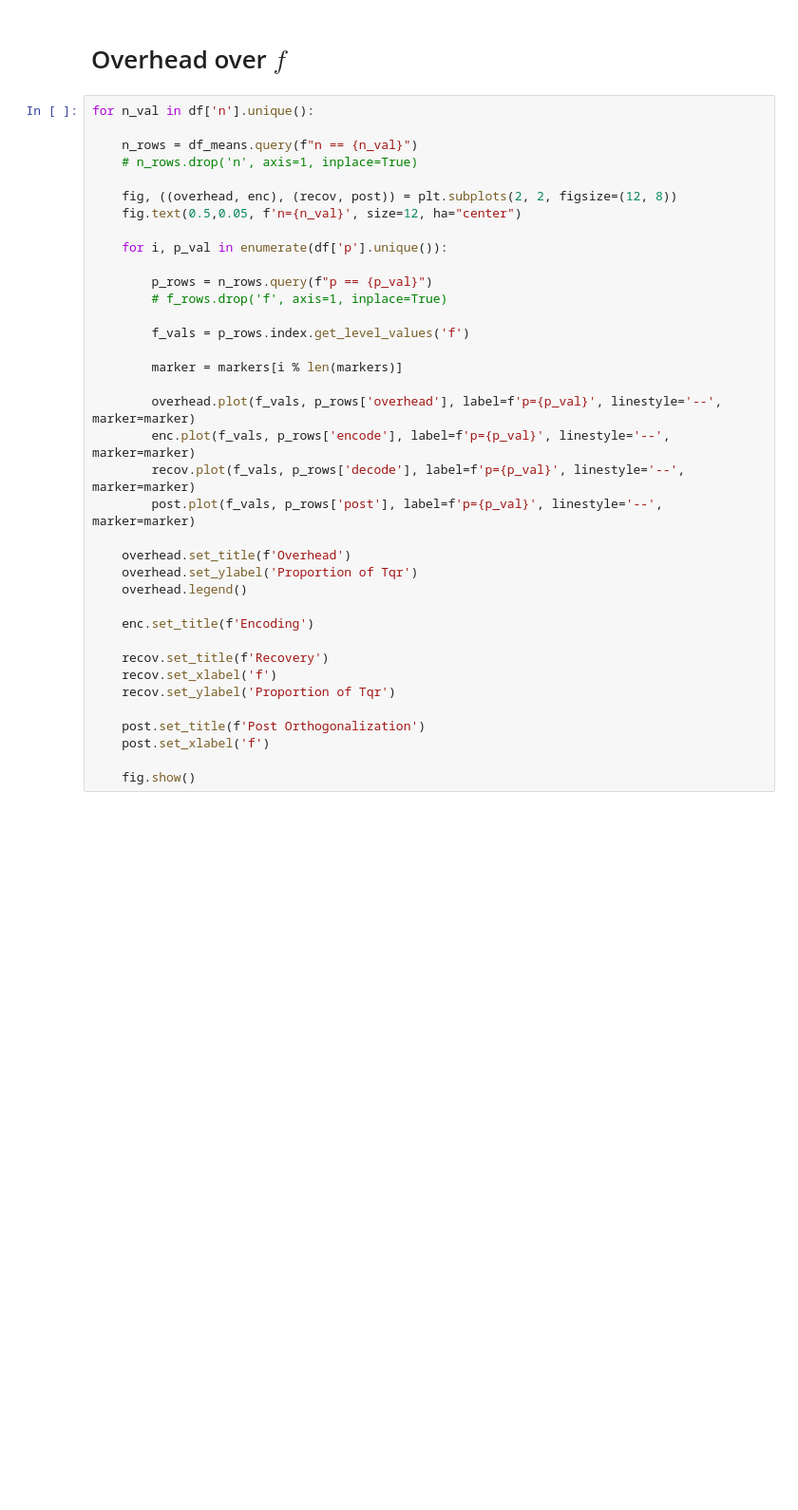
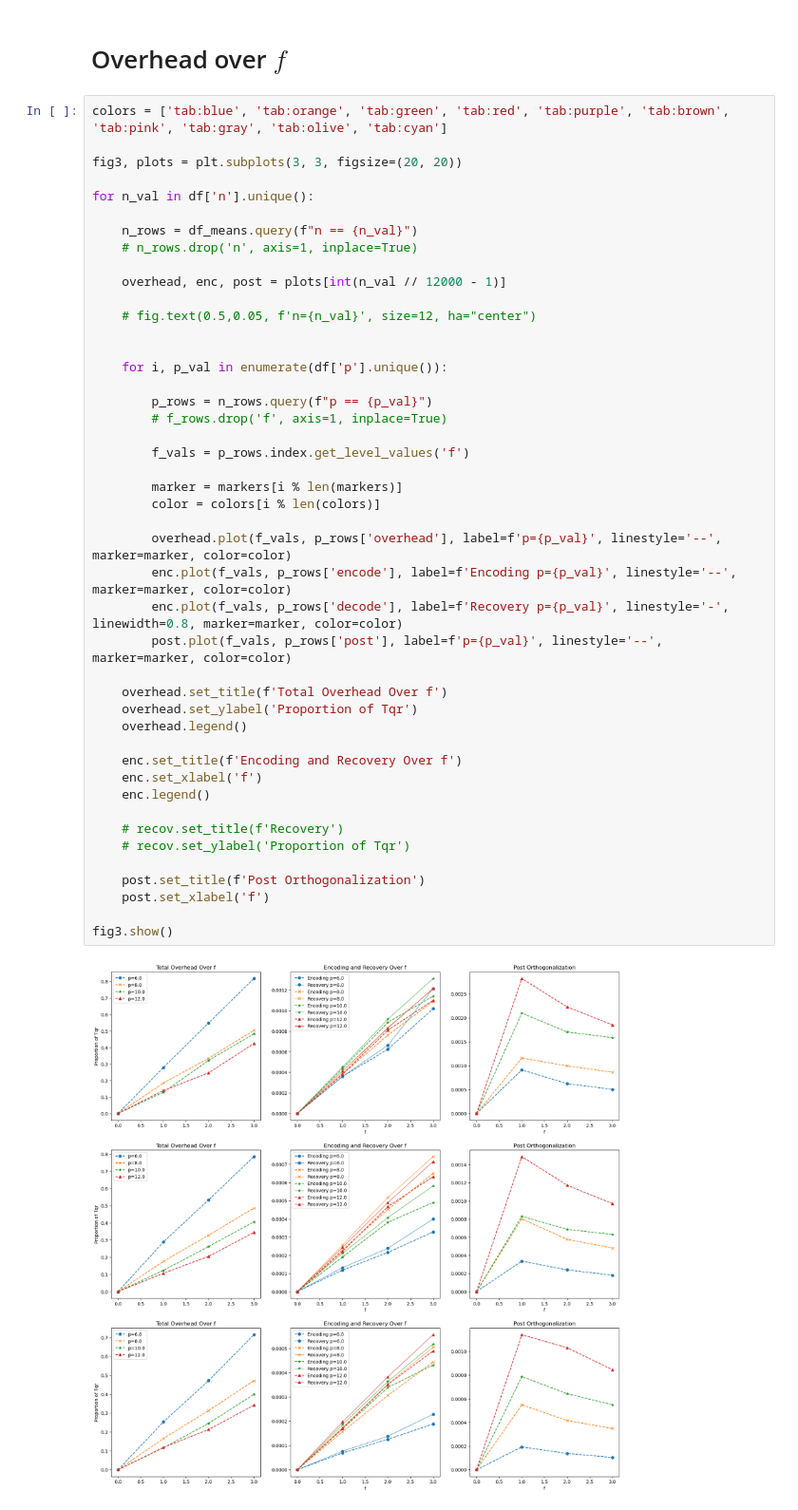
Before and after one commit to iain801/CodedQR, a Jupyter notebook: test-plots.ipynb, the cells around one changed output. Shown at 95% size. Saved outputs shown, nothing was run; the diff lists cells and outputs as text; blank space fills up the shorter version.

```diff
--- a/test-plots.ipynb
+++ b/test-plots.ipynb
@@ -154,39 +211,49 @@ for n_val in df['n'].unique():
 # %% [markdown]
 # Overhead over $f$
 # %%
+colors = ['tab:blue', 'tab:orange', 'tab:green', 'tab:red', 'tab:purple', 'tab:brown', 'tab:pink', 'tab:gray', 'tab:olive', 'tab:cyan']
+
+fig3, plots = plt.subplots(3, 3, figsize=(20, 20))
+
 for n_val in df['n'].unique():
 
     n_rows = df_means.query(f"n == {n_val}")
     # n_rows.drop('n', axis=1, inplace=True)
 
-    fig, ((overhead, enc), (recov, post)) = plt.subplots(2, 2, figsize=(12, 8))
-    fig.text(0.5,0.05, f'n={n_val}', size=12, ha="center")
+    overhead, enc, post = plots[int(n_val // 12000 - 1)]
+
+    # fig.text(0.5,0.05, f'n={n_val}', size=12, ha="center")
+
 
     for i, p_val in enumerate(df['p'].unique()):
 
         p_rows = n_rows.query(f"p == {p_val}")
         # f_rows.drop('f', axis=1, inplace=True)
 
         f_vals = p_rows.index.get_level_values('f')
 
         marker = markers[i % len(markers)]
+        color = colors[i % len(colors)]
 
-        overhead.plot(f_vals, p_rows['overhead'], label=f'p={p_val}', linestyle='--', marker=marker)
-        enc.plot(f_vals, p_rows['encode'], label=f'p={p_val}', linestyle='--', marker=marker)
-        recov.plot(f_vals, p_rows['decode'], label=f'p={p_val}', linestyle='--', marker=marker)
-        post.plot(f_vals, p_rows['post'], label=f'p={p_val}', linestyle='--', marker=marker)
+        overhead.plot(f_vals, p_rows['overhead'], label=f'p={p_val}', linestyle='--', marker=marker, color=color)
+        enc.plot(f_vals, p_rows['encode'], label=f'Encoding p={p_val}', linestyle='--', marker=marker, color=color)
+        enc.plot(f_vals, p_rows['decode'], label=f'Recovery p={p_val}', linestyle='-', linewidth=0.8, marker=marker, color=color)
+        post.plot(f_vals, p_rows['post'], label=f'p={p_val}', linestyle='--', marker=marker, color=color)
 
-    overhead.set_title(f'Overhead')
+    overhead.set_title(f'Total Overhead Over f')
     overhead.set_ylabel('Proportion of Tqr')
     overhead.legend()
 
-    enc.set_title(f'Encoding')
+    enc.set_title(f'Encoding and Recovery Over f')
+    enc.set_xlabel('f')
+    enc.legend()
 
-    recov.set_title(f'Recovery')
-    recov.set_xlabel('f')
-    recov.set_ylabel('Proportion of Tqr')
+    # recov.set_title(f'Recovery')
+    # recov.set_ylabel('Proportion of Tqr')
 
     post.set_title(f'Post Orthogonalization')
     post.set_xlabel('f')
 
-    fig.show()
+fig3.show()
+# %% [output]
+[figure, added]
```
Also changed, not shown: parts of 7 cells of this notebook.
